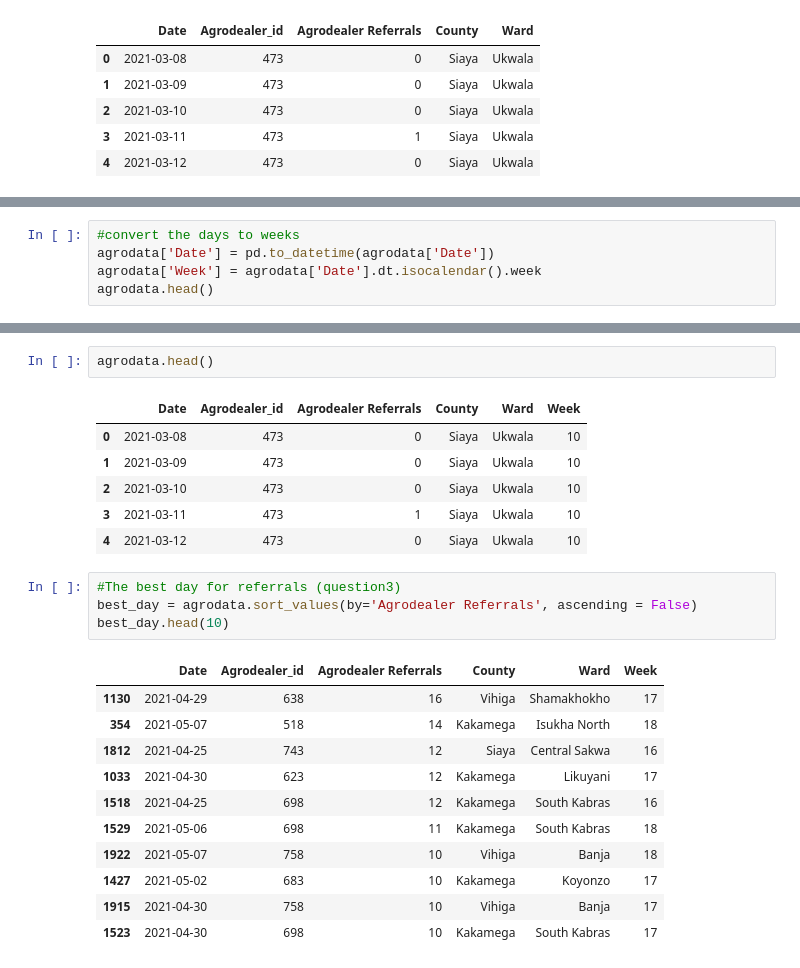
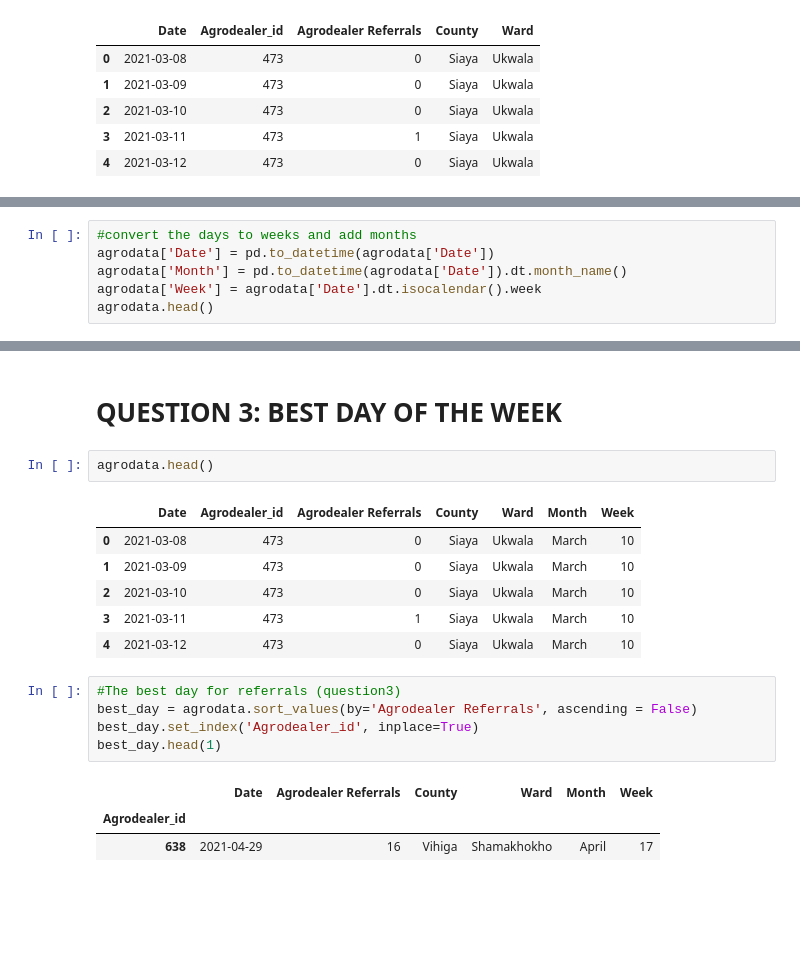
Before and after one commit to Veekits/Logistics-Time-Series, a Jupyter notebook: Logistics time series.ipynb, the cells around one changed output, grey strips where cells are left out. Saved outputs shown, nothing was run; the diff lists cells and outputs as text; blank space fills up the shorter version.

```diff
--- a/Logistics time series.ipynb
+++ b/Logistics time series.ipynb
@@ -100,6 +104,7 @@ agrodata.head()
 # %%
-#convert the days to weeks
+#convert the days to weeks and add months
 agrodata['Date'] = pd.to_datetime(agrodata['Date'])
+agrodata['Month'] = pd.to_datetime(agrodata['Date']).dt.month_name()
 agrodata['Week'] = agrodata['Date'].dt.isocalendar().week
 agrodata.head()
 # %% [output]
@@ -151,25 +136,20 @@ week_dates.head(20)
+# %% [markdown]
+# QUESTION 3: BEST DAY OF THE WEEK
 # %%
 agrodata.head()
 # %% [output]
-|  | Date | Agrodealer_id | Agrodealer Referrals | County | Ward | Week |
-| 0 | 2021-03-08 | 473 | 0 | Siaya | Ukwala | 10 |
-| 1 | 2021-03-09 | 473 | 0 | Siaya | Ukwala | 10 |
-| 2 | 2021-03-10 | 473 | 0 | Siaya | Ukwala | 10 |
-| 3 | 2021-03-11 | 473 | 1 | Siaya | Ukwala | 10 |
-| 4 | 2021-03-12 | 473 | 0 | Siaya | Ukwala | 10 |
+|  | Date | Agrodealer_id | Agrodealer Referrals | County | Ward | Month | Week |
+| 0 | 2021-03-08 | 473 | 0 | Siaya | Ukwala | March | 10 |
+| 1 | 2021-03-09 | 473 | 0 | Siaya | Ukwala | March | 10 |
+| 2 | 2021-03-10 | 473 | 0 | Siaya | Ukwala | March | 10 |
+| 3 | 2021-03-11 | 473 | 1 | Siaya | Ukwala | March | 10 |
+| 4 | 2021-03-12 | 473 | 0 | Siaya | Ukwala | March | 10 |
 # %%
 #The best day for referrals (question3)
 best_day = agrodata.sort_values(by='Agrodealer Referrals', ascending = False)
-best_day.head(10)
+best_day.set_index('Agrodealer_id', inplace=True)
+best_day.head(1)
 # %% [output]
-|  | Date | Agrodealer_id | Agrodealer Referrals | County | Ward | Week |
-| 1130 | 2021-04-29 | 638 | 16 | Vihiga | Shamakhokho | 17 |
-| 354 | 2021-05-07 | 518 | 14 | Kakamega | Isukha North | 18 |
-| 1812 | 2021-04-25 | 743 | 12 | Siaya | Central Sakwa | 16 |
-| 1033 | 2021-04-30 | 623 | 12 | Kakamega | Likuyani | 17 |
-| 1518 | 2021-04-25 | 698 | 12 | Kakamega | South Kabras | 16 |
-| 1529 | 2021-05-06 | 698 | 11 | Kakamega | South Kabras | 18 |
-| 1922 | 2021-05-07 | 758 | 10 | Vihiga | Banja | 18 |
-| 1427 | 2021-05-02 | 683 | 10 | Kakamega | Koyonzo | 17 |
-| 1915 | 2021-04-30 | 758 | 10 | Vihiga | Banja | 17 |
-| 1523 | 2021-04-30 | 698 | 10 | Kakamega | South Kabras | 17 |
+|  | Date | Agrodealer Referrals | County | Ward | Month | Week |
+| Agrodealer_id |  |  |  |  |  |  |
+| 638 | 2021-04-29 | 16 | Vihiga | Shamakhokho | April | 17 |
```
Also changed, not shown: parts of 11 cells of this notebook.
